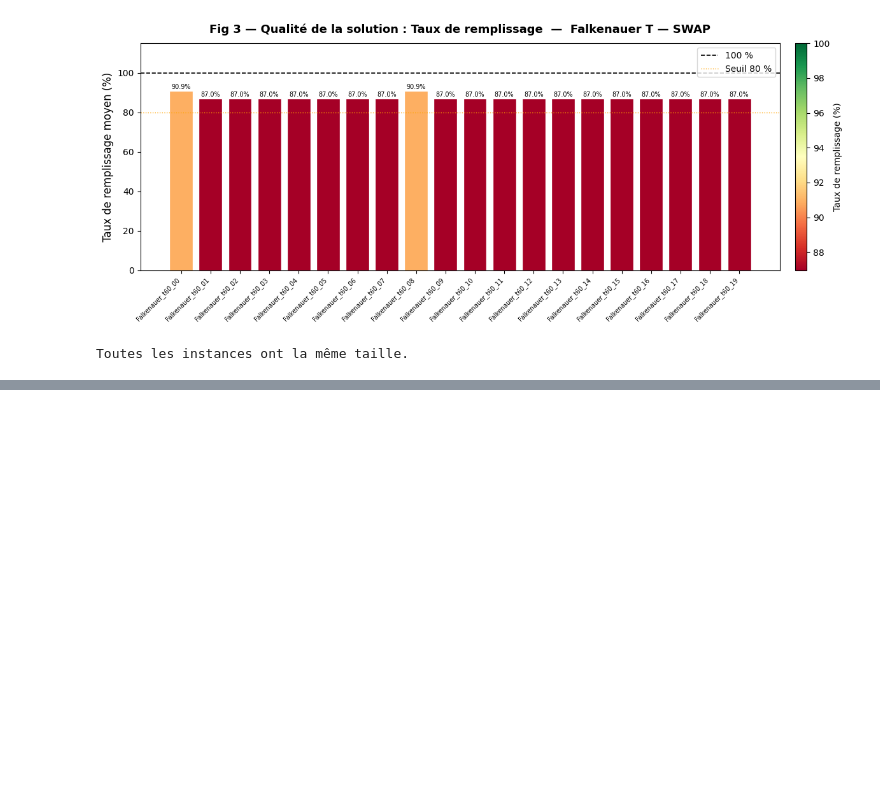
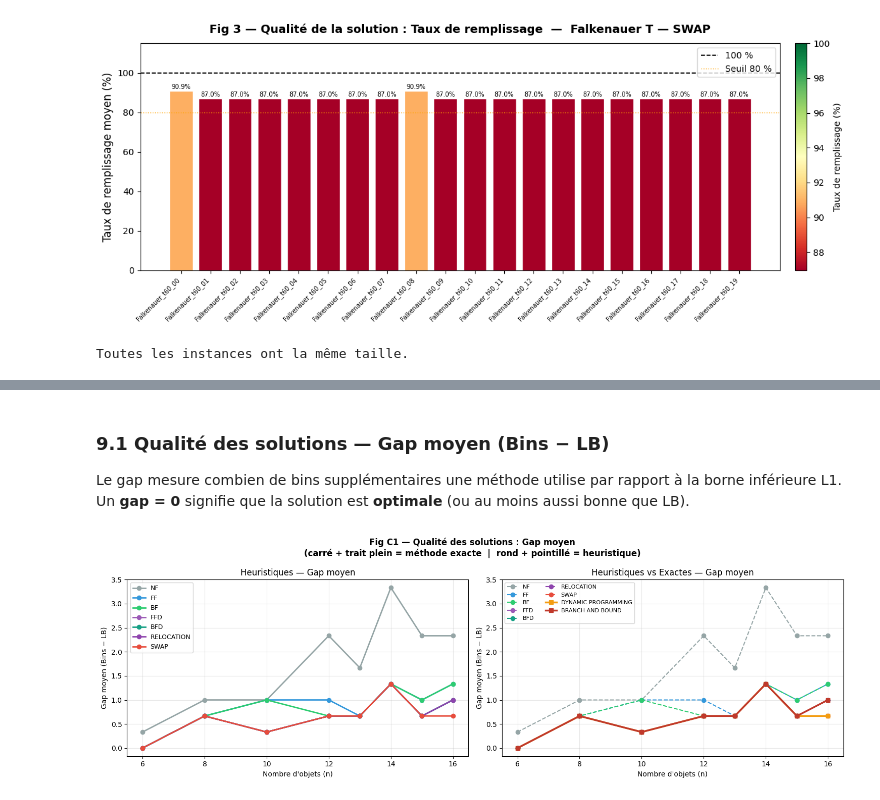
Before and after one commit to amine-kherroubi/optimization, a Jupyter notebook: 2_heuristics/notebook.ipynb, the cells around one changed output, grey strips where cells are left out. Cells and saved outputs as stored; diff of their text form; code cells hidden in the pictures; blank space fills up the shorter version.

```diff
--- a/2_heuristics/notebook.ipynb
+++ b/2_heuristics/notebook.ipynb
@@ -74,7 +74,6 @@ from pathlib import Path
 import matplotlib.pyplot as plt
 import matplotlib
 import numpy as np
-%matplotlib inline
 
 NOTEBOOK_DIR = Path('.').resolve()
 if (NOTEBOOK_DIR / "solver.py").exists():
@@ -93,5 +92,16 @@ for path in [PROJECT_ROOT, SOLVER_DIR]:
 from solver import BinPackingSolver, BinPackingSolution
 
 print("Imports OK — solver:", SOLVER_DIR, "| root:", PROJECT_ROOT)
+
+
+# ── Import du solver exact pour la comparaison ───────────────────────────────
+EXACT_SOLVER_PATH = PROJECT_ROOT / "1_exact" / "solver.py"
+import importlib.util as _ilu
+_spec = _ilu.spec_from_file_location("exact_solver", EXACT_SOLVER_PATH)
+_mod  = _ilu.module_from_spec(_spec)
+sys.modules["exact_solver"] = _mod
+_spec.loader.exec_module(_mod)
+ExactSolver = _mod.BinPackingSolver
+print("Exact solver chargé depuis :", EXACT_SOLVER_PATH)
 # %% [output]
 Imports OK — solver: D:\2CS\S2\OPTIM\TP\2_heuristics | root: D:\2CS\S2\OPTIM\TP
@@ -718,0 +794,46 @@ Toutes les instances ont la même taille.
+# %% [markdown]
+### 9.1 Qualité des solutions — Gap moyen (Bins − LB)
+
+Le gap mesure combien de bins supplémentaires une méthode utilise par rapport à la borne inférieure L1.
+Un **gap = 0** signifie que la solution est **optimale** (ou au moins aussi bonne que LB).
+# %%
+# ── Fig C1 : Gap moyen Heuristiques vs Exactes ───────────────────────────────
+fig, axes = plt.subplots(1, 2, figsize=(15, 5), sharey=False)
+
+# -- Sous-figure gauche : heuristiques sur toutes les tailles
+for m in HEUR_METHODS:
+    ns = [n for n in COMP_N_ALL if comp_data[m][n]["gaps"]]
+    vals = [sum(comp_data[m][n]["gaps"]) / len(comp_data[m][n]["gaps"]) for n in ns]
+    axes[0].plot(ns, vals, marker="o", label=m.upper(),
+                color=COMP_COLORS[m], linewidth=2)
+axes[0].set_xlabel("Nombre d'objets (n)")
+axes[0].set_ylabel("Gap moyen (Bins − LB)")
+axes[0].set_title("Heuristiques — Gap moyen")
+axes[0].legend(fontsize=9)
+axes[0].grid(True, alpha=0.3)
+
+# -- Sous-figure droite : toutes méthodes sur petites instances
+for m in HEUR_METHODS + EXACT_METHODS:
+    ns = [n for n in COMP_N_ALL if comp_data[m][n]["gaps"]]
+    vals = [sum(comp_data[m][n]["gaps"]) / len(comp_data[m][n]["gaps"]) for n in ns]
+    lw = 2.5 if m in EXACT_METHODS else 1.5
+    ls = "-" if m in EXACT_METHODS else "--"
+    axes[1].plot(ns, vals, marker="s" if m in EXACT_METHODS else "o",
+                label=m.upper(), color=COMP_COLORS[m],
+                linewidth=lw, linestyle=ls)
+axes[1].set_xlabel("Nombre d'objets (n)")
+axes[1].set_ylabel("Gap moyen (Bins − LB)")
+axes[1].set_title("Heuristiques vs Exactes — Gap moyen")
+axes[1].legend(fontsize=8, ncol=2)
+axes[1].grid(True, alpha=0.3)
+
+fig.suptitle(
+    "Fig C1 — Qualité des solutions : Gap moyen\n"
+    "(carré + trait plein = méthode exacte  |  rond + pointillé = heuristique)",
+    fontsize=12, fontweight="bold"
+)
+fig.tight_layout()
+plt.show()
+plt.close(fig)
+# %% [output]
+[figure, added]
```
Also changed, not shown: parts of 21 cells of this notebook, 1 other file.
